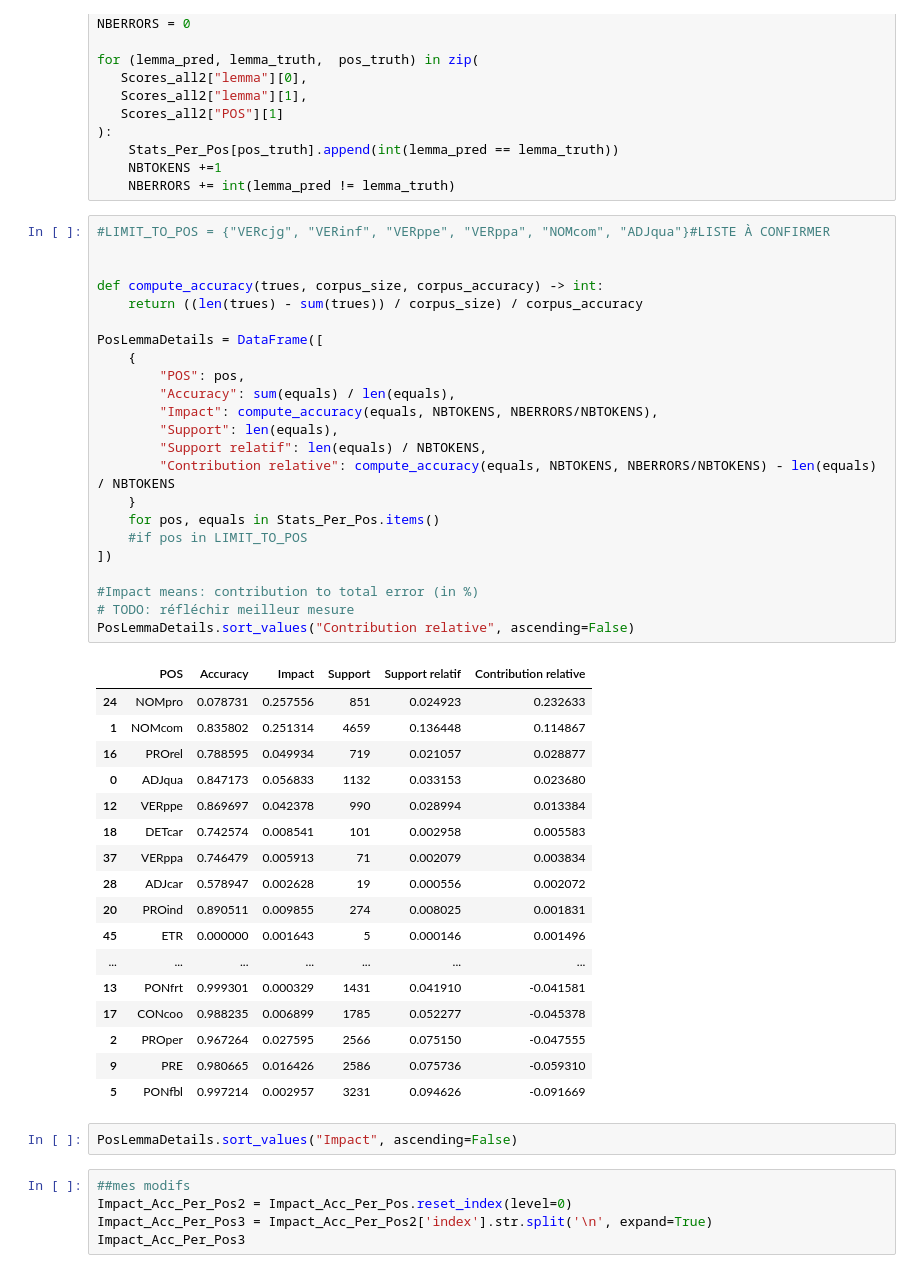
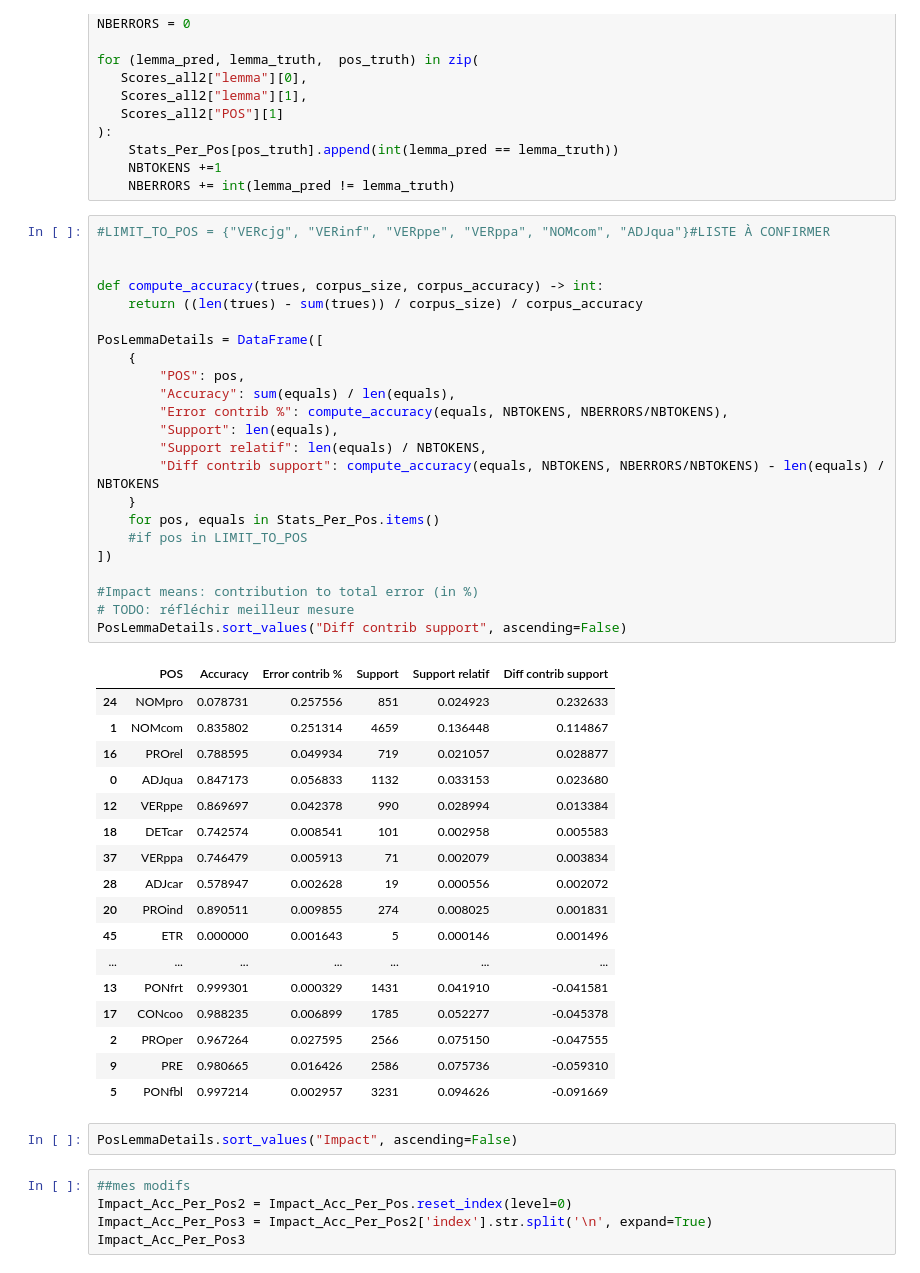
Before and after one commit to LucenceIng/evaluationModeleCILPR, a Jupyter notebook: recupLexemesVThibaultC.ipynb, the cells around one changed output. Saved outputs shown, nothing was run; the diff lists cells and outputs as text.

```diff
--- a/recupLexemesVThibaultC.ipynb
+++ b/recupLexemesVThibaultC.ipynb
@@ -338,28 +342,28 @@ for (lemma_pred, lemma_truth,  pos_truth) in zip(
 # %%
 #LIMIT_TO_POS = {"VERcjg", "VERinf", "VERppe", "VERppa", "NOMcom", "ADJqua"}#LISTE À CONFIRMER
 
 
 def compute_accuracy(trues, corpus_size, corpus_accuracy) -> int:
     return ((len(trues) - sum(trues)) / corpus_size) / corpus_accuracy
 
 PosLemmaDetails = DataFrame([
     {
         "POS": pos,
         "Accuracy": sum(equals) / len(equals),
-        "Impact": compute_accuracy(equals, NBTOKENS, NBERRORS/NBTOKENS),
+        "Error contrib %": compute_accuracy(equals, NBTOKENS, NBERRORS/NBTOKENS),
         "Support": len(equals),
         "Support relatif": len(equals) / NBTOKENS,
-        "Contribution relative": compute_accuracy(equals, NBTOKENS, NBERRORS/NBTOKENS) - len(equals) / NBTOKENS
+        "Diff contrib support": compute_accuracy(equals, NBTOKENS, NBERRORS/NBTOKENS) - len(equals) / NBTOKENS
     }
     for pos, equals in Stats_Per_Pos.items()
     #if pos in LIMIT_TO_POS
 ])
 
 #Impact means: contribution to total error (in %)
 # TODO: réfléchir meilleur mesure
-PosLemmaDetails.sort_values("Contribution relative", ascending=False)
+PosLemmaDetails.sort_values("Diff contrib support", ascending=False)
 # %% [output]
-|  | POS | Accuracy | Impact | Support | Support relatif | Contribution relative |
+|  | POS | Accuracy | Error contrib % | Support | Support relatif | Diff contrib support |
 | 24 | NOMpro | 0.078731 | 0.257556 | 851 | 0.024923 | 0.232633 |
 | 1 | NOMcom | 0.835802 | 0.251314 | 4659 | 0.136448 | 0.114867 |
 | 16 | PROrel | 0.788595 | 0.049934 | 719 | 0.021057 | 0.028877 |
@@ -376,8 +380,8 @@ PosLemmaDetails.sort_values("Contribution relative", ascending=False)
 | 2 | PROper | 0.967264 | 0.027595 | 2566 | 0.075150 | -0.047555 |
 | 9 | PRE | 0.980665 | 0.016426 | 2586 | 0.075736 | -0.059310 |
 | 5 | PONfbl | 0.997214 | 0.002957 | 3231 | 0.094626 | -0.091669 |
-# %%
-PosLemmaDetails.sort_values("Impact", ascending=False)
+# %%
+PosLemmaDetails.sort_values("Impact", ascending=False)
 # %%
 ##mes modifs
 Impact_Acc_Per_Pos2 = Impact_Acc_Per_Pos.reset_index(level=0)
```
Also changed, not shown: parts of 13 cells of this notebook.
